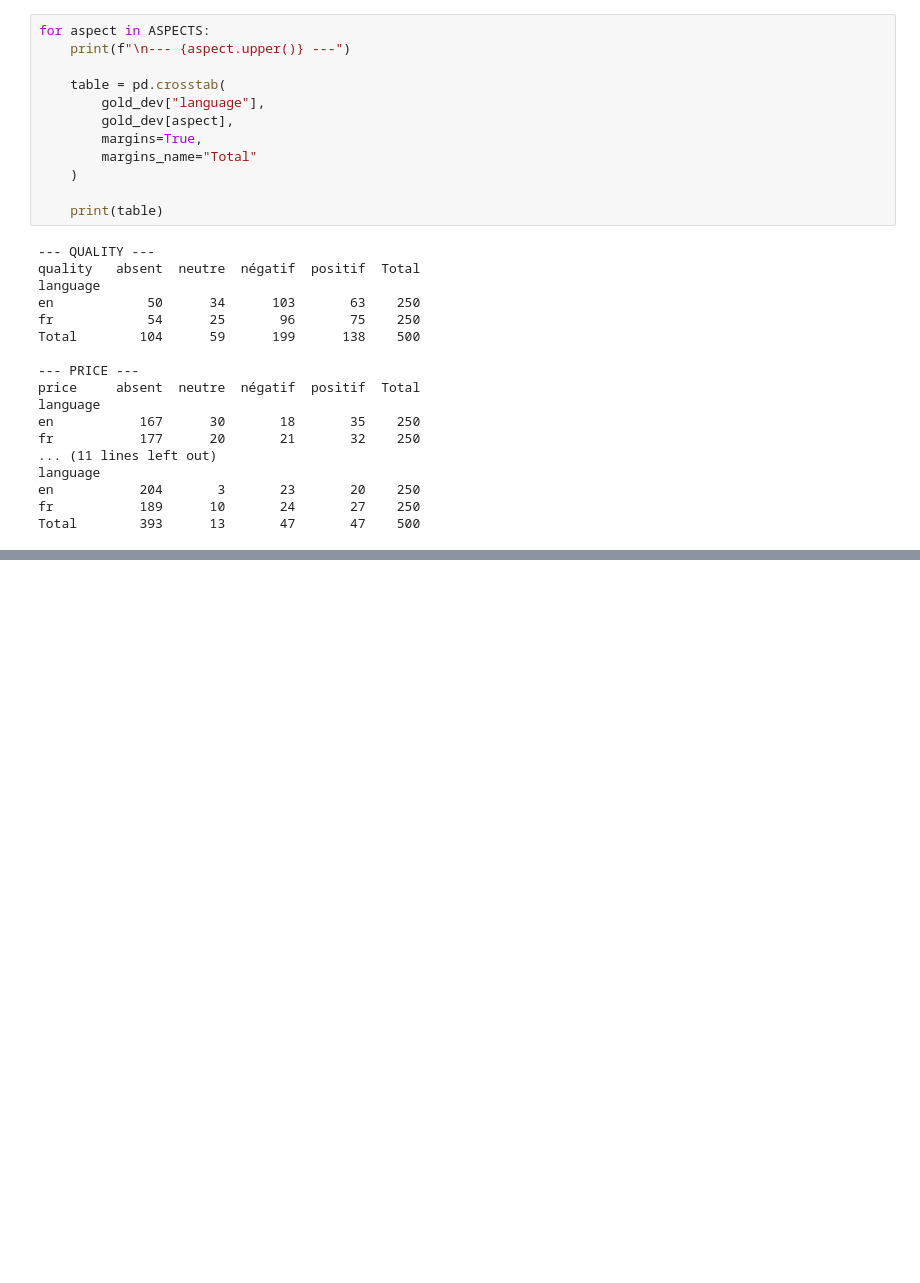
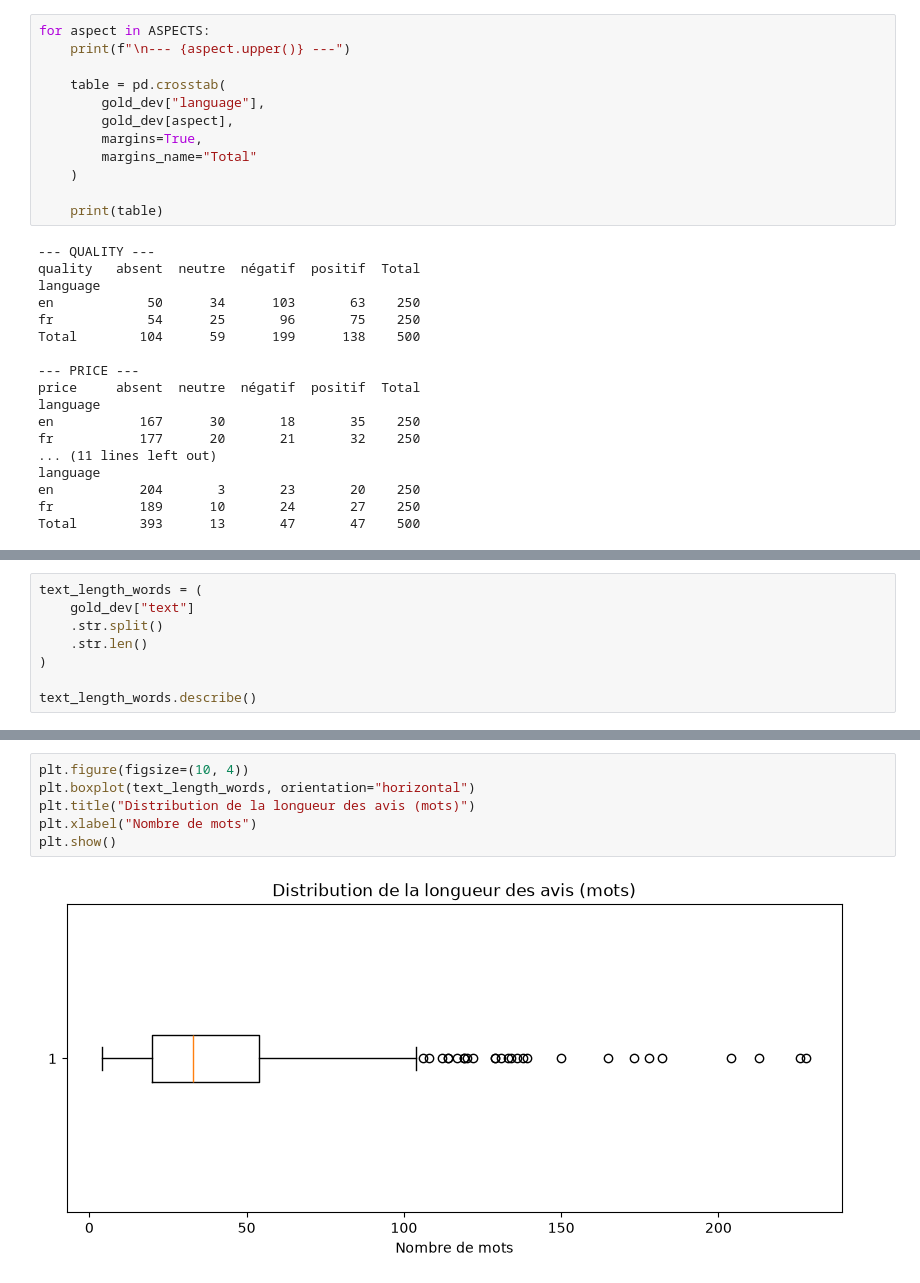
Before and after one commit to youneshamidouche6-art/ABSA-V2, a Jupyter notebook: notebooks/03_e0_e1_baseline.ipynb, the cells around one changed output, grey strips where cells are left out. Drawn from its saved outputs; the diff is of its cells as text; blank space fills up the shorter version.

```diff
--- a/notebooks/03_e0_e1_baseline.ipynb
+++ b/notebooks/03_e0_e1_baseline.ipynb
@@ -348,0 +235,8 @@ E0 constitue désormais le plancher de comparaison pour E1.
+# %%
+text_length_words = (
+    gold_dev["text"]
+    .str.split()
+    .str.len()
+)
+
+text_length_words.describe()
@@ -348,0 +253,8 @@ E0 constitue désormais le plancher de comparaison pour E1.
+# %%
+plt.figure(figsize=(10, 4))
+plt.boxplot(text_length_words, orientation="horizontal")
+plt.title("Distribution de la longueur des avis (mots)")
+plt.xlabel("Nombre de mots")
+plt.show()
+# %% [output]
+[figure, added]
```
Also changed, not shown: parts of 67 cells of this notebook, 2 other files.
